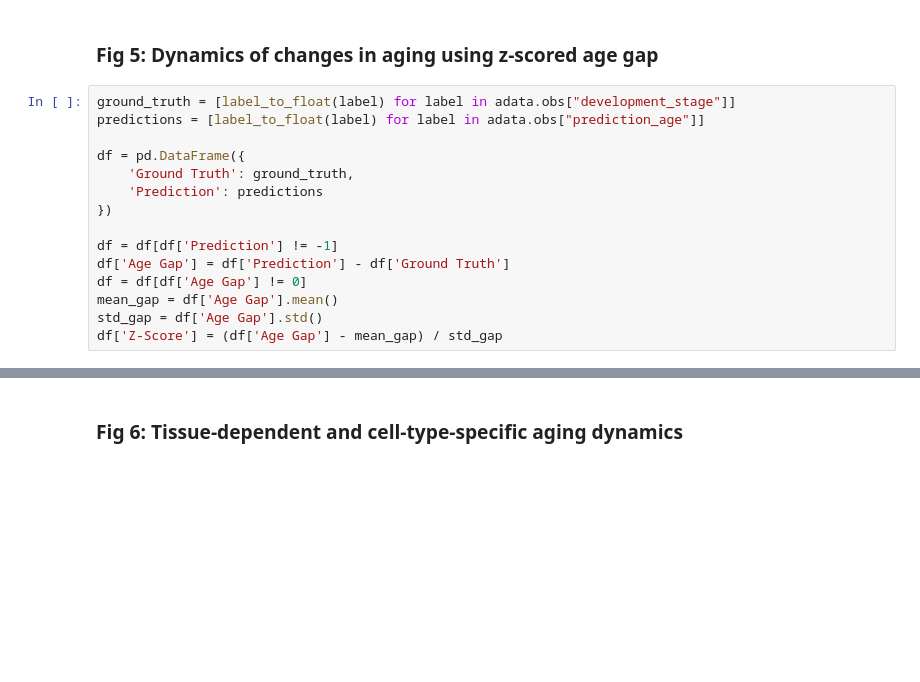
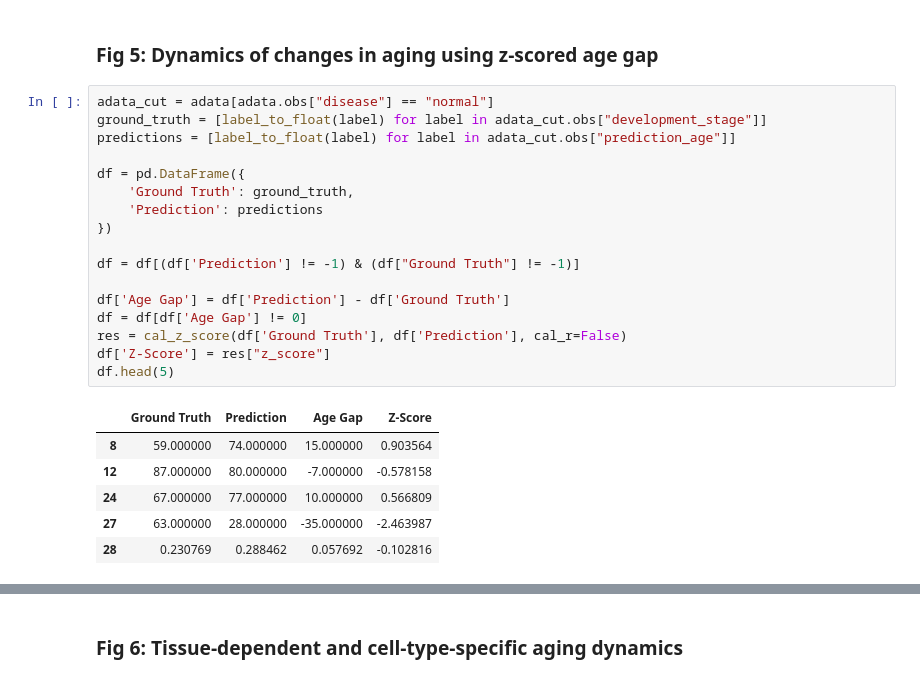
Before and after one commit to YufanXia999/PerturbGene, a Jupyter notebook: notebooks/final_plots.ipynb, the cells around one changed output, grey strips where cells are left out. Drawn from its saved outputs; the diff is of its cells as text; blank space fills up the shorter version.

```diff
--- a/notebooks/final_plots.ipynb
+++ b/notebooks/final_plots.ipynb
@@ -252,20 +304,29 @@ Passing `palette` without assigning `hue` is deprecated and will be removed in v
 # %% [markdown]
 ### Fig 5: Dynamics of changes in aging using z-scored age gap
 # %%
-ground_truth = [label_to_float(label) for label in adata.obs["development_stage"]]
-predictions = [label_to_float(label) for label in adata.obs["prediction_age"]]
+adata_cut = adata[adata.obs["disease"] == "normal"]
+ground_truth = [label_to_float(label) for label in adata_cut.obs["development_stage"]]
+predictions = [label_to_float(label) for label in adata_cut.obs["prediction_age"]]
 
 df = pd.DataFrame({
     'Ground Truth': ground_truth,
     'Prediction': predictions
 })
 
-df = df[df['Prediction'] != -1]
+df = df[(df['Prediction'] != -1) & (df["Ground Truth"] != -1)]
+
 df['Age Gap'] = df['Prediction'] - df['Ground Truth']
 df = df[df['Age Gap'] != 0]
-mean_gap = df['Age Gap'].mean()
-std_gap = df['Age Gap'].std()
-df['Z-Score'] = (df['Age Gap'] - mean_gap) / std_gap
+res = cal_z_score(df['Ground Truth'], df['Prediction'], cal_r=False)
+df['Z-Score'] = res["z_score"]
+df.head(5)
+# %% [output]
+|  | Ground Truth | Prediction | Age Gap | Z-Score |
+| 8 | 59.000000 | 74.000000 | 15.000000 | 0.903564 |
+| 12 | 87.000000 | 80.000000 | -7.000000 | -0.578158 |
+| 24 | 67.000000 | 77.000000 | 10.000000 | 0.566809 |
+| 27 | 63.000000 | 28.000000 | -35.000000 | -2.463987 |
+| 28 | 0.230769 | 0.288462 | 0.057692 | -0.102816 |
 # %%
 bins = range(10, 100, 5)  # 0-5, 5-10, ..., 95-100
 labels = [f"{i}-{i+5}" for i in bins[:-1]]
```
Also changed, not shown: parts of 40 cells of this notebook, 1 other file.
